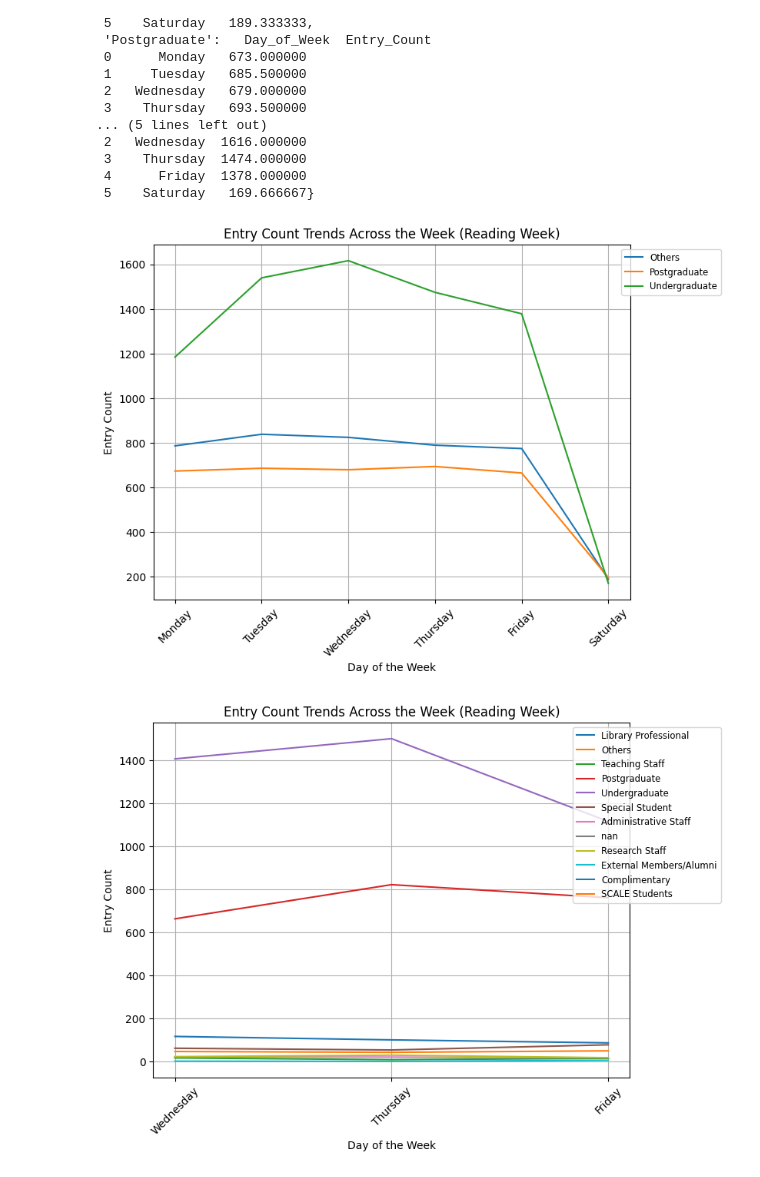
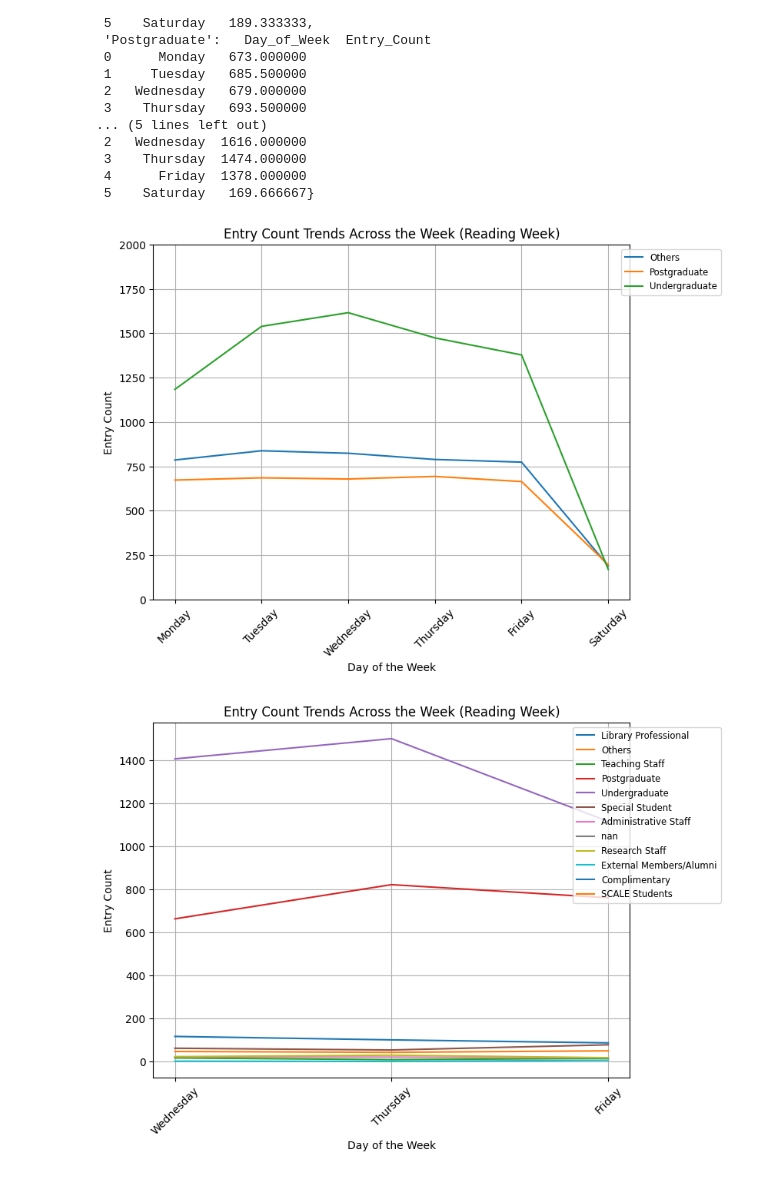
Before and after one commit to chriskbs/DSA3101, a Jupyter notebook: notebooks/eda2.ipynb, the cells around one changed output. Saved outputs shown, nothing was run; the diff lists cells and outputs as text; code cells hidden in the pictures.

```diff
--- a/notebooks/eda2.ipynb
+++ b/notebooks/eda2.ipynb
@@ -530,18 +530,20 @@ reading_group_split
 # %%
 #Visualise
 fig, ax = plt.subplots(figsize=(8, 6))
 # Iterate through the categories and plot them
 for category, df in reading_group_split.items():
     ax.plot(df['Day_of_Week'], df['Entry_Count'], label=category)
 ax.set_xlabel("Day of the Week")
 ax.set_ylabel("Entry Count")
 ax.set_title("Entry Count Trends Across the Week (Reading Week)")
 ax.legend(loc='upper right', bbox_to_anchor=(1.2, 1), fontsize = 'small')
 plt.grid(True)
 plt.xticks(rotation=45)
+plt.yticks(range(0, 2001, 250))
+plt.ylim(0, 2000)
 plt.show()
 # %% [output]
-[figure, old version]
+[figure, new version]
 # %%
 normal_week_split_df = filter_by_cat(normal_week_df)
 keys = normal_week_split_df.keys()
```
